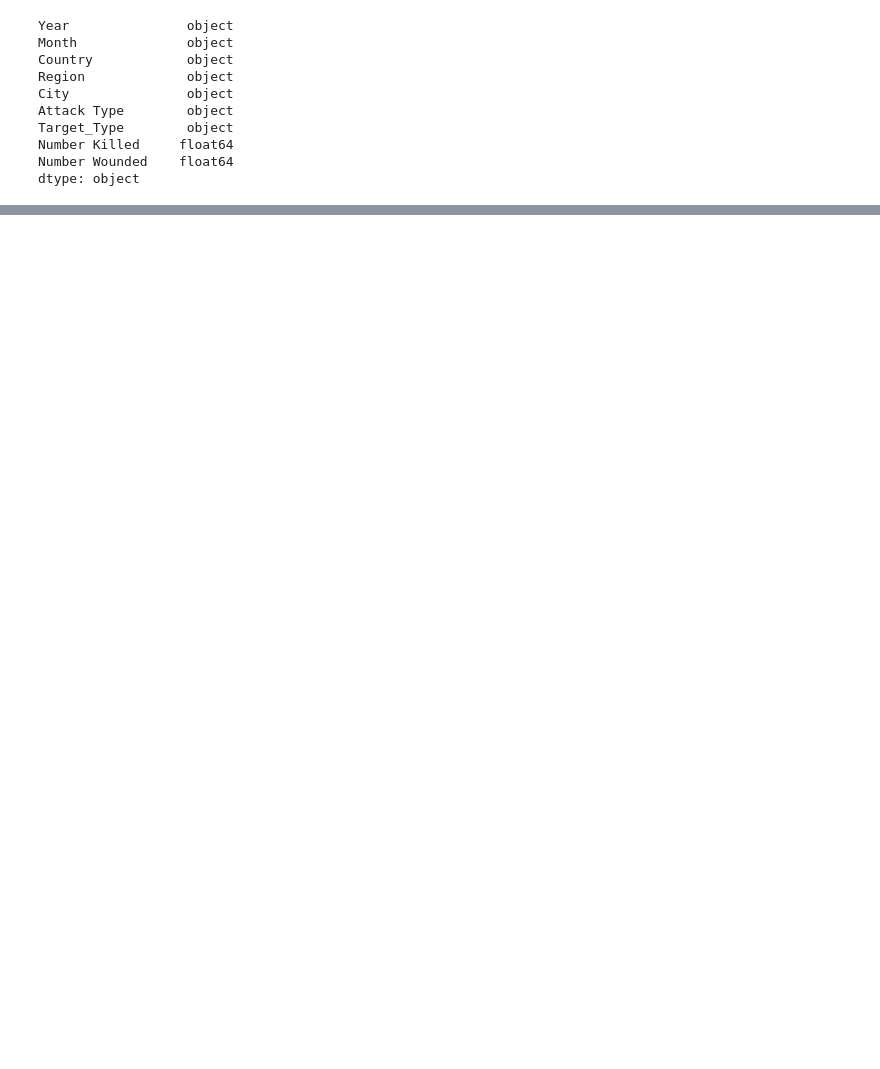
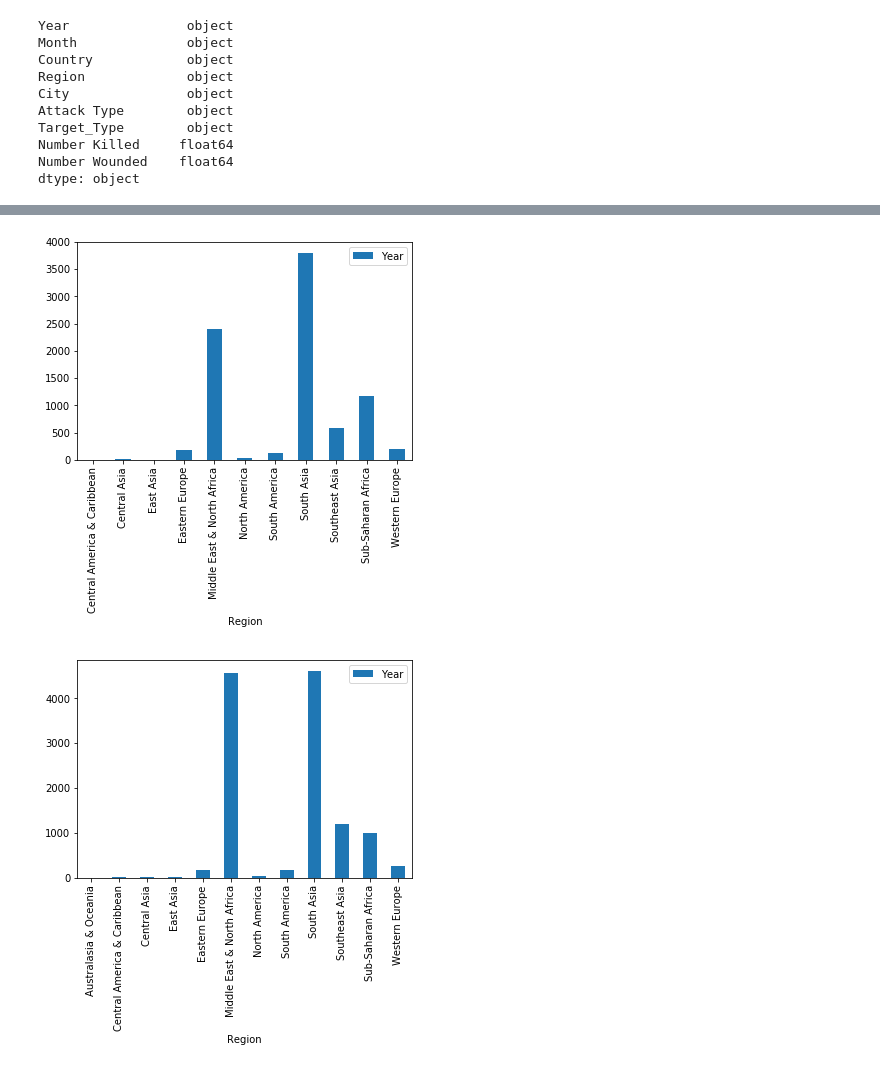
Before and after one commit to kristen-hyman/Group_Project, a Jupyter notebook: kristen_file.ipynb, the cells around one changed output, grey strips where cells are left out. Drawn from its saved outputs; the diff is of its cells as text; code cells hidden in the pictures; blank space fills up the shorter version.

```diff
--- a/kristen_file.ipynb
+++ b/kristen_file.ipynb
@@ -58,0 +98,18 @@ Region2017 = FY2012DF.groupby(["Region"]).count()
+# %%
+#plot lines
+
+#xaxis = Chart2012.keys()
+
+Bar2012 = Chart2012.plot(kind='bar')
+Bar2013 = Chart2013.plot(kind='bar')
+
+
+# Set the xlabel and ylabel using class methods
+Bar.set_xlabel("Region")
+Bar.set_ylabel("Count")
+
+
+plt.show()
+# %% [output]
+[figure, added]
+[figure, added]
```
Also changed, not shown: parts of 3 cells of this notebook.
